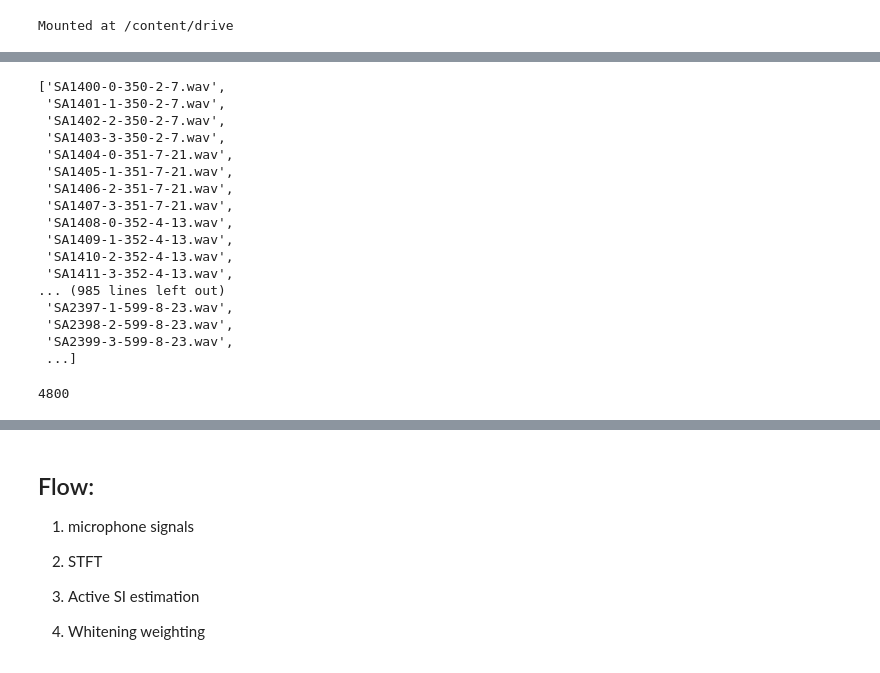
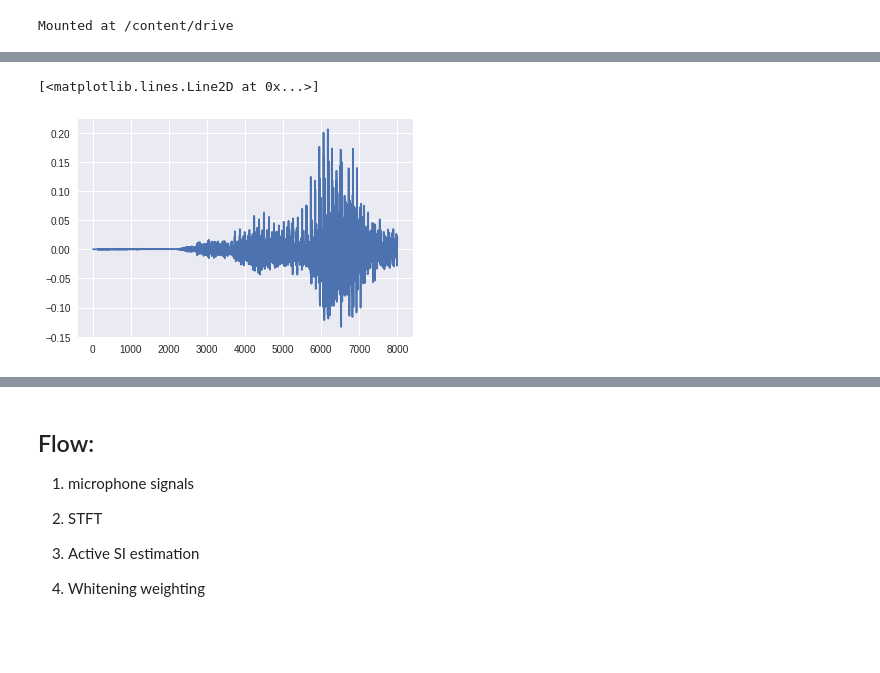
Before and after one commit to RobertoAlessandri/CNN_DOA, a Jupyter notebook: FeatureExtraction_NN.ipynb, the cells around one changed output, grey strips where cells are left out. Drawn from its saved outputs; the diff is of its cells as text; code cells hidden in the pictures; blank space fills up the shorter version.

```diff
--- a/FeatureExtraction_NN.ipynb
+++ b/FeatureExtraction_NN.ipynb
@@ -29,13 +30,2 @@ drive.mount('/content/drive')
 # %% [output]
 Mounted at /content/drive
-# %%
-%cd /content/drive/MyDrive/Github/CNN_DOA/Dataset/TRAIN
-
-
-# Get a list of all audio files and get the class label for each file
-audiofiles_train = [str(file) for file in Path().glob('SA*.wav')]
-labels = []
-for i,file in enumerate(audiofiles_train):
-  fileid = file.split('.wav')[-2]
-  target = fileid.split('-')[-1]
-  labels.append(int(target))
@@ -43,0 +73,11 @@ for i,file in enumerate(audiofiles_train):
+# %%
+# Get list of audio files in the current folder
+audiofiles_train = [str(file) for file in Path().glob('SA*.wav')]
+
+# Diminuisco un attimo la dimensione del dataset per gestirlo più velocemente
+#audiofiles_train = audiofiles_train[:100]
+
+sr = 16000
+duration = 0.5
+
+trainAudioMatrix, sourceIDs, labels30, labels10 = extractAudiodata(audiofiles_train, sr*duration) # At full load it took 14 mins with checks
@@ -43,0 +119,4 @@ for i,file in enumerate(audiofiles_train):
+# %%
+ipd.display(ipd.Audio(trainAudioMatrix[:,0,0], rate=sr))
+plt.plot(trainAudioMatrix[:,0,0])
+# %% [output]
@@ -44,3 +124,5 @@ for i,file in enumerate(audiofiles_train):
+[<matplotlib.lines.Line2D at 0x...>]
+[figure, added]
 # %%
 #%cd /content/drive/MyDrive/Github/CNN_DOA/Dataset/TEST
 
@@ -52,30 +134,6 @@ for i,file in enumerate(audiofiles_train):
 #  fileid = file.split('.wav')[-2]
 #  target = fileid.split('-')[-1]
 #  labels.append(int(target))
-# %%
-audiofiles_train
-# %% [output]
-['SA1400-0-350-2-7.wav',
- 'SA1401-1-350-2-7.wav',
- 'SA1402-2-350-2-7.wav',
- 'SA1403-3-350-2-7.wav',
- 'SA1404-0-351-7-21.wav',
- 'SA1405-1-351-7-21.wav',
- 'SA1406-2-351-7-21.wav',
- 'SA1407-3-351-7-21.wav',
- 'SA1408-0-352-4-13.wav',
- 'SA1409-1-352-4-13.wav',
- 'SA1410-2-352-4-13.wav',
- 'SA1411-3-352-4-13.wav',
-... (985 lines left out)
- 'SA2397-1-599-8-23.wav',
- 'SA2398-2-599-8-23.wav',
- 'SA2399-3-599-8-23.wav',
- ...]
-# %%
-print(len(audiofiles_train))
-# %% [output]
-4800
 # %%
 class_34_train = [str(file) for file in Path().glob('SA*-34.wav')]
 class_15_train = [str(file) for file in Path().glob('SA*-15.wav')]
```
Also changed, not shown: parts of 40 cells of this notebook.
